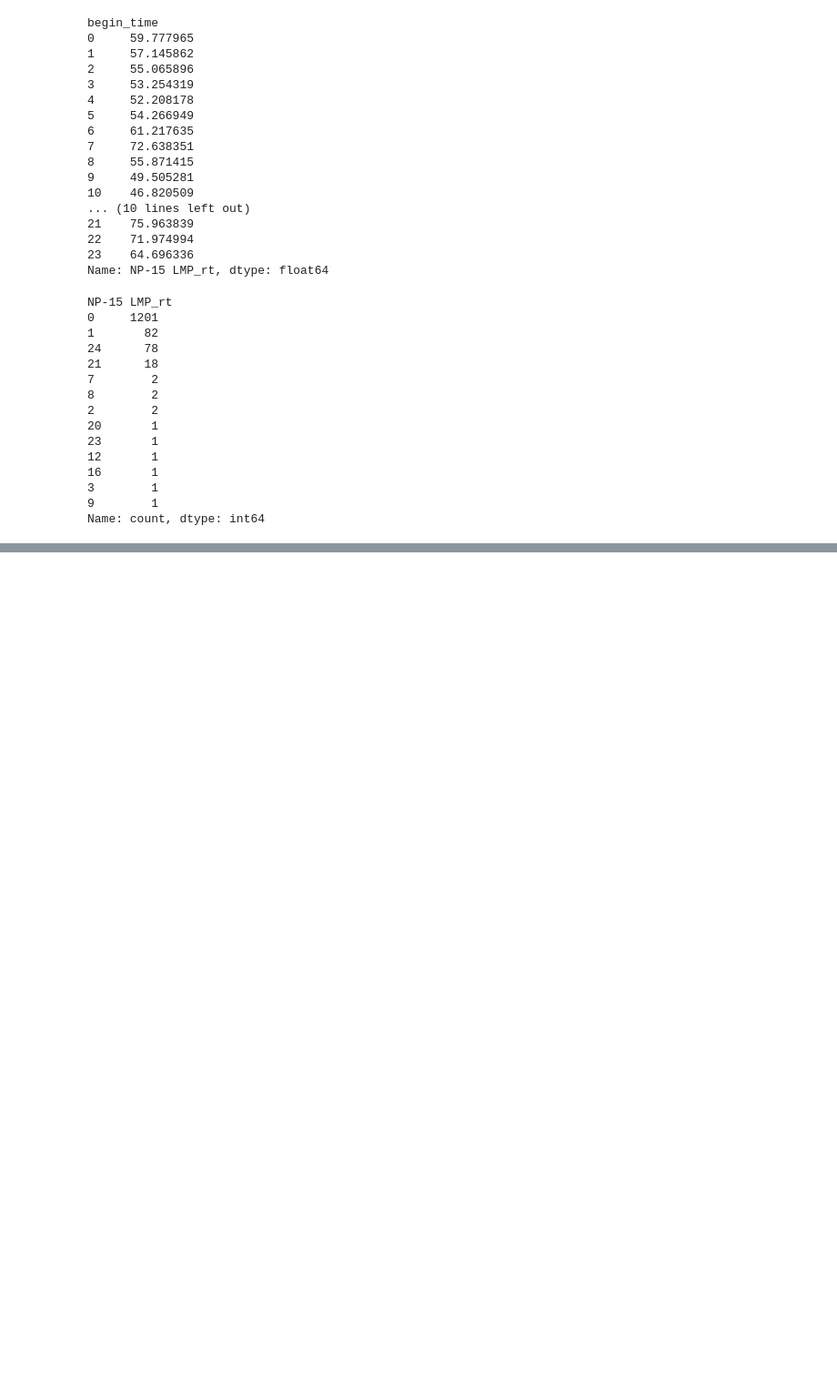
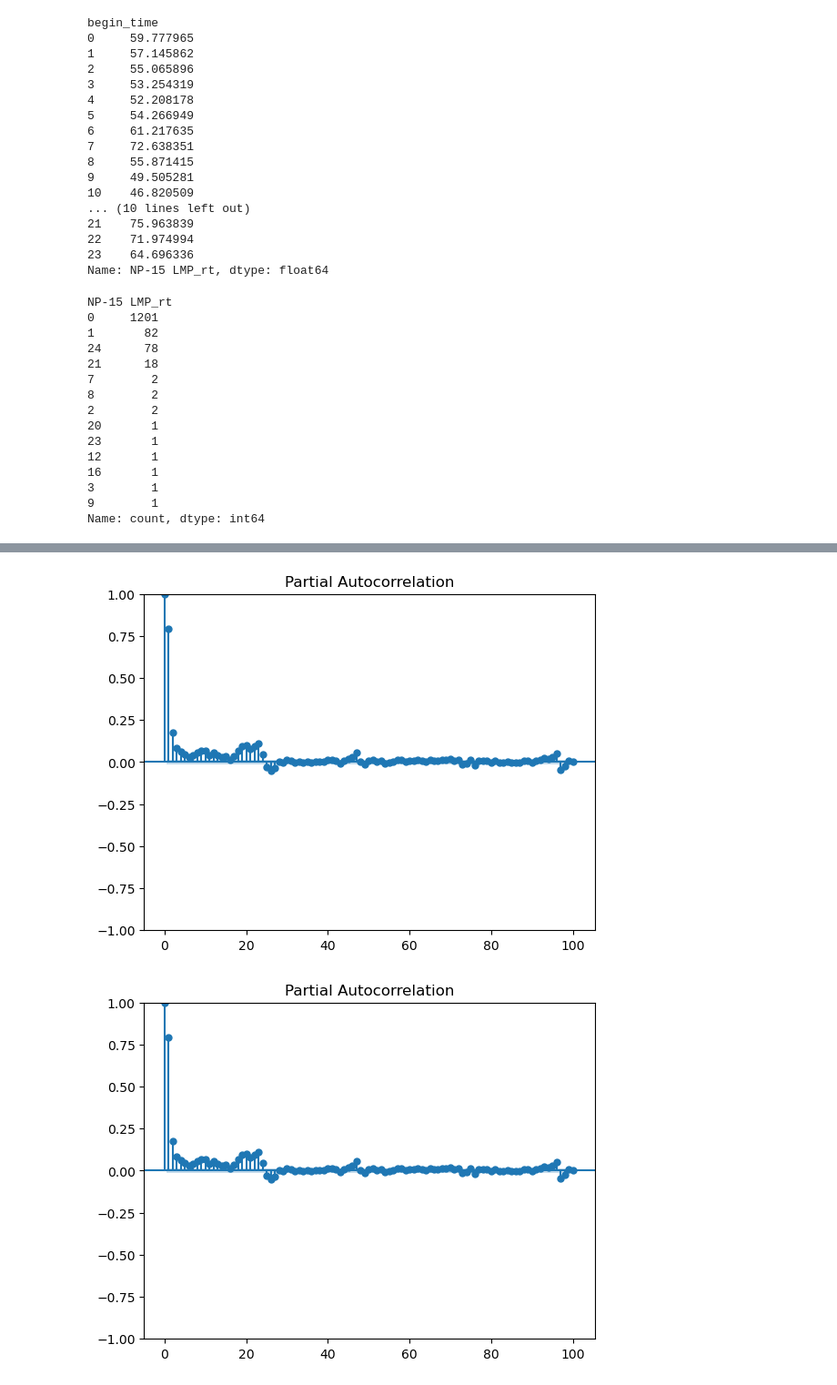
Before and after one commit to shabarishch/PowerPrices, a Jupyter notebook: Shabarish_TimeSeries.ipynb, the cells around one changed output, grey strips where cells are left out. Shown at 91% size. Drawn from its saved outputs; the diff is of its cells as text; code cells hidden in the pictures; blank space fills up the shorter version.

```diff
--- a/Shabarish_TimeSeries.ipynb
+++ b/Shabarish_TimeSeries.ipynb
@@ -79,0 +81,5 @@ data_smallgaps = pd.merge(data, smallgapdays, on='begin_time', how='inner')
+# %%
+statsmodels.graphics.tsaplots.plot_pacf(data['NP-15 LMP_rt'].dropna(), lags=100)
+# %% [output]
+[figure, added]
+[figure, added]
```
Also changed, not shown: parts of 24 cells of this notebook, 5 other files.
